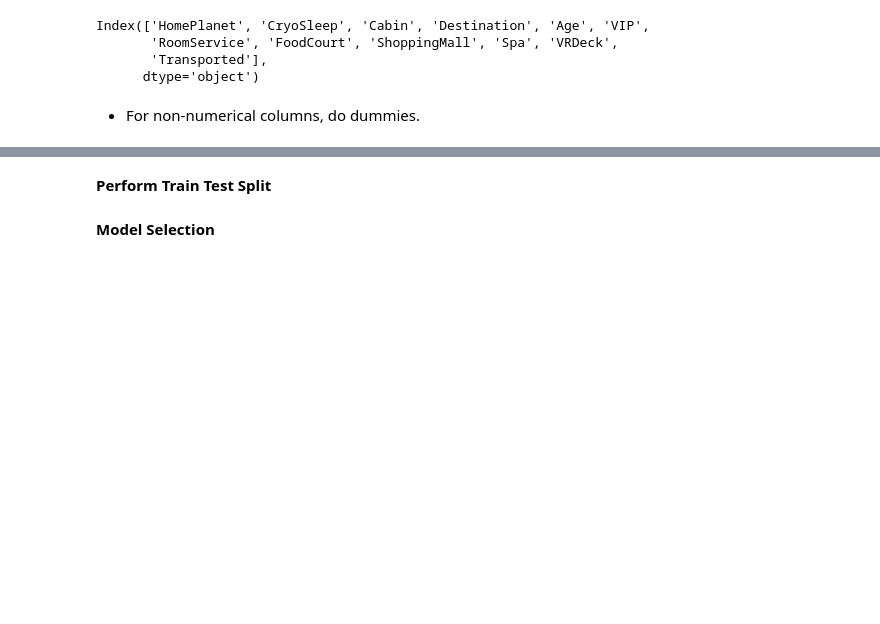
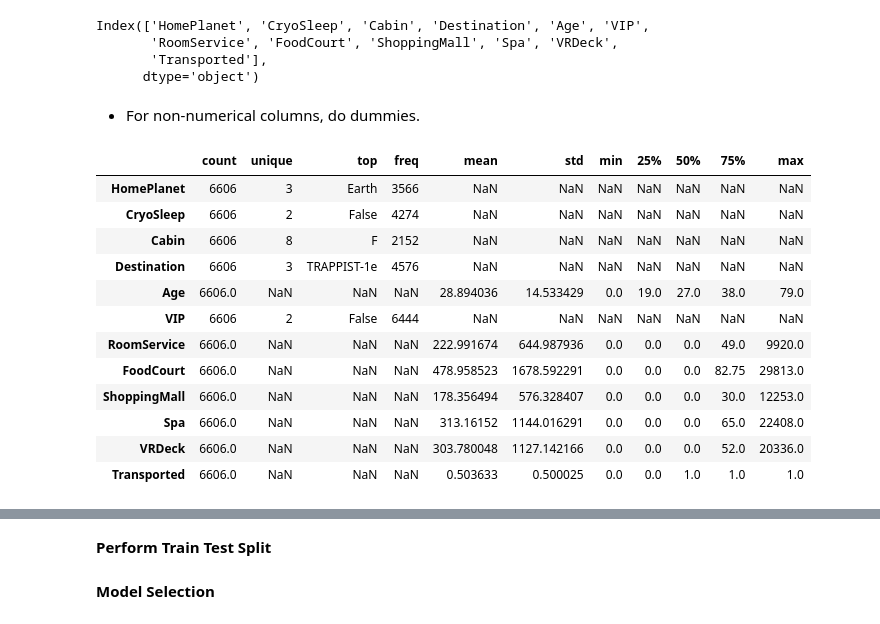
Before and after one commit to jesuserro/lab-feature-engineering, a Jupyter notebook: lab-feature_eng.ipynb, the cells around one changed output, grey strips where cells are left out. Saved outputs shown, nothing was run; the diff lists cells and outputs as text; code cells hidden in the pictures; blank space fills up the shorter version.

```diff
--- a/lab-feature_eng.ipynb
+++ b/lab-feature_eng.ipynb
@@ -162,0 +182,20 @@ Index(['HomePlanet', 'CryoSleep', 'Cabin', 'Destination', 'Age', 'VIP',
+# %%
+# Show non-numerical columns: HomePlanet, CryoSleep, Cabin, Destination, VIP, Transported
+spaceship.select_dtypes(include='object')
+
+# Describe all "T"
+spaceship.describe(include='all').T
+# %% [output]
+|  | count | unique | top | freq | mean | std | min | 25% | 50% | 75% | max |
+| HomePlanet | 6606 | 3 | Earth | 3566 | NaN | NaN | NaN | NaN | NaN | NaN | NaN |
+| CryoSleep | 6606 | 2 | False | 4274 | NaN | NaN | NaN | NaN | NaN | NaN | NaN |
+| Cabin | 6606 | 8 | F | 2152 | NaN | NaN | NaN | NaN | NaN | NaN | NaN |
+| Destination | 6606 | 3 | TRAPPIST-1e | 4576 | NaN | NaN | NaN | NaN | NaN | NaN | NaN |
+| Age | 6606.0 | NaN | NaN | NaN | 28.894036 | 14.533429 | 0.0 | 19.0 | 27.0 | 38.0 | 79.0 |
+| VIP | 6606 | 2 | False | 6444 | NaN | NaN | NaN | NaN | NaN | NaN | NaN |
+| RoomService | 6606.0 | NaN | NaN | NaN | 222.991674 | 644.987936 | 0.0 | 0.0 | 0.0 | 49.0 | 9920.0 |
+| FoodCourt | 6606.0 | NaN | NaN | NaN | 478.958523 | 1678.592291 | 0.0 | 0.0 | 0.0 | 82.75 | 29813.0 |
+| ShoppingMall | 6606.0 | NaN | NaN | NaN | 178.356494 | 576.328407 | 0.0 | 0.0 | 0.0 | 30.0 | 12253.0 |
+| Spa | 6606.0 | NaN | NaN | NaN | 313.16152 | 1144.016291 | 0.0 | 0.0 | 0.0 | 65.0 | 22408.0 |
+| VRDeck | 6606.0 | NaN | NaN | NaN | 303.780048 | 1127.142166 | 0.0 | 0.0 | 0.0 | 52.0 | 20336.0 |
+| Transported | 6606.0 | NaN | NaN | NaN | 0.503633 | 0.500025 | 0.0 | 0.0 | 1.0 | 1.0 | 1.0 |
```
Also changed, not shown: parts of 11 cells of this notebook.
